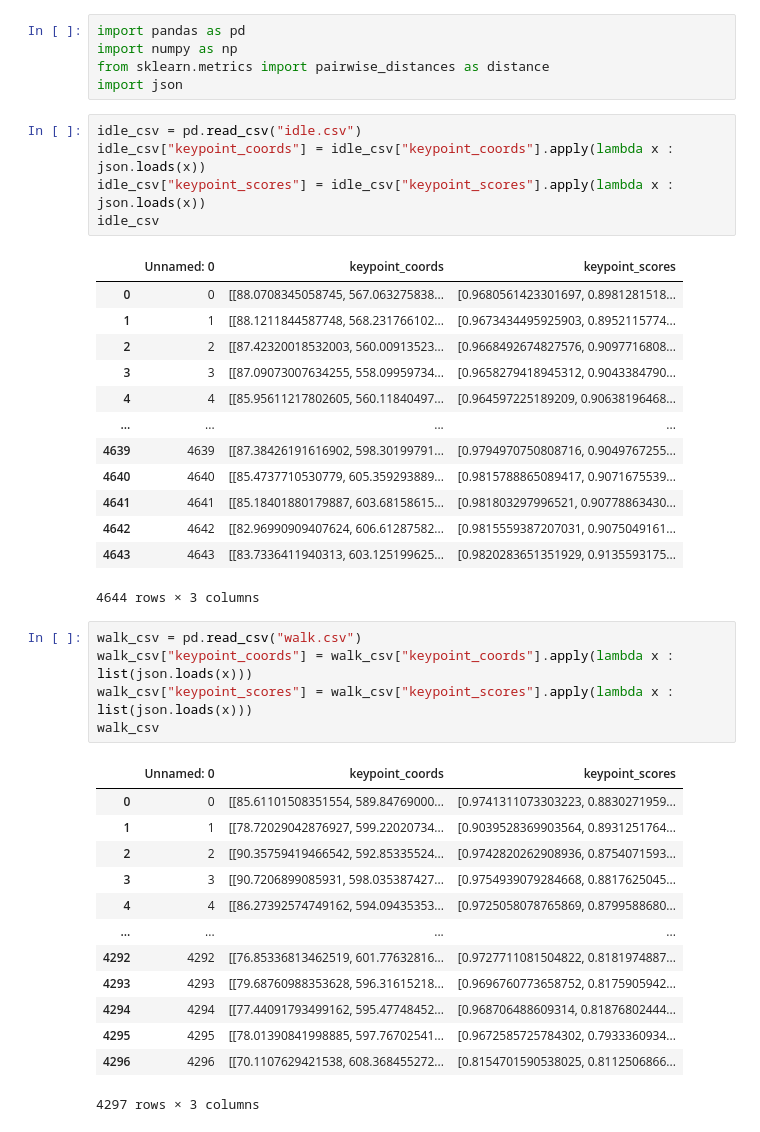
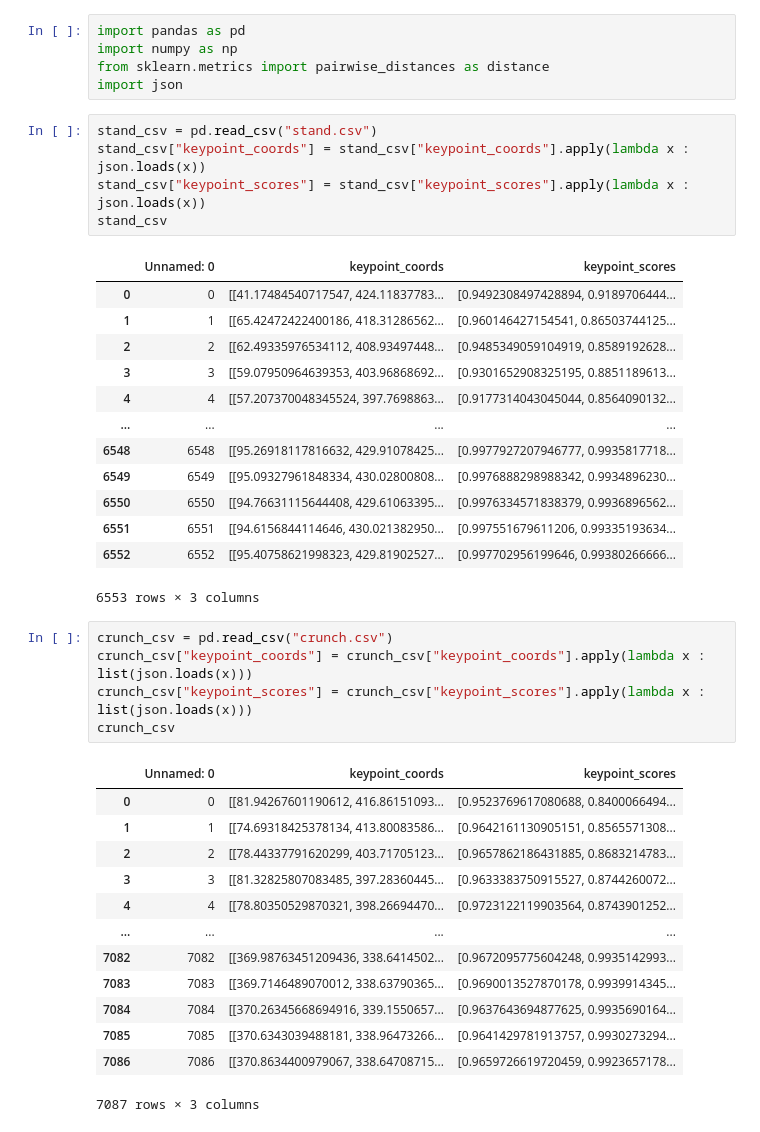
Before and after one commit to vinhphuctadang/endless-runner, a Jupyter notebook: train_posture.ipynb, the cells around one changed output. Drawn from its saved outputs; the diff is of its cells as text.

```diff
--- a/train_posture.ipynb
+++ b/train_posture.ipynb
@@ -4,40 +4,40 @@ import numpy as np
 from sklearn.metrics import pairwise_distances as distance
 import json
 # %%
-idle_csv = pd.read_csv("idle.csv")
-idle_csv["keypoint_coords"] = idle_csv["keypoint_coords"].apply(lambda x : json.loads(x))
-idle_csv["keypoint_scores"] = idle_csv["keypoint_scores"].apply(lambda x : json.loads(x))
-idle_csv
+stand_csv = pd.read_csv("stand.csv")
+stand_csv["keypoint_coords"] = stand_csv["keypoint_coords"].apply(lambda x : json.loads(x))
+stand_csv["keypoint_scores"] = stand_csv["keypoint_scores"].apply(lambda x : json.loads(x))
+stand_csv
 # %% [output]
 |  | Unnamed: 0 | keypoint_coords | keypoint_scores |
-| 0 | 0 | [[88.0708345058745, 567.063275838... | [0.9680561423301697, 0.8981281518... |
-| 1 | 1 | [[88.1211844587748, 568.231766102... | [0.9673434495925903, 0.8952115774... |
-| 2 | 2 | [[87.42320018532003, 560.00913523... | [0.9668492674827576, 0.9097716808... |
-| 3 | 3 | [[87.09073007634255, 558.09959734... | [0.9658279418945312, 0.9043384790... |
-| 4 | 4 | [[85.95611217802605, 560.11840497... | [0.964597225189209, 0.90638196468... |
+| 0 | 0 | [[41.17484540717547, 424.11837783... | [0.9492308497428894, 0.9189706444... |
+| 1 | 1 | [[65.42472422400186, 418.31286562... | [0.960146427154541, 0.86503744125... |
+| 2 | 2 | [[62.49335976534112, 408.93497448... | [0.9485349059104919, 0.8589192628... |
+| 3 | 3 | [[59.07950964639353, 403.96868692... | [0.9301652908325195, 0.8851189613... |
+| 4 | 4 | [[57.207370048345524, 397.7698863... | [0.9177314043045044, 0.8564090132... |
 | ... | ... | ... | ... |
-| 4639 | 4639 | [[87.38426191616902, 598.30199791... | [0.9794970750808716, 0.9049767255... |
-| 4640 | 4640 | [[85.4737710530779, 605.359293889... | [0.9815788865089417, 0.9071675539... |
-| 4641 | 4641 | [[85.18401880179887, 603.68158615... | [0.981803297996521, 0.90778863430... |
-| 4642 | 4642 | [[82.96990909407624, 606.61287582... | [0.9815559387207031, 0.9075049161... |
-| 4643 | 4643 | [[83.7336411940313, 603.125199625... | [0.9820283651351929, 0.9135593175... |
+| 6548 | 6548 | [[95.26918117816632, 429.91078425... | [0.9977927207946777, 0.9935817718... |
+| 6549 | 6549 | [[95.09327961848334, 430.02800808... | [0.9976888298988342, 0.9934896230... |
+| 6550 | 6550 | [[94.76631115644408, 429.61063395... | [0.9976334571838379, 0.9936896562... |
+| 6551 | 6551 | [[94.6156844114646, 430.021382950... | [0.997551679611206, 0.99335193634... |
+| 6552 | 6552 | [[95.40758621998323, 429.81902527... | [0.997702956199646, 0.99380266666... |
-4644 rows × 3 columns
+6553 rows × 3 columns
 # %%
-walk_csv = pd.read_csv("walk.csv")
-walk_csv["keypoint_coords"] = walk_csv["keypoint_coords"].apply(lambda x : list(json.loads(x)))
-walk_csv["keypoint_scores"] = walk_csv["keypoint_scores"].apply(lambda x : list(json.loads(x)))
-walk_csv
+crunch_csv = pd.read_csv("crunch.csv")
+crunch_csv["keypoint_coords"] = crunch_csv["keypoint_coords"].apply(lambda x : list(json.loads(x)))
+crunch_csv["keypoint_scores"] = crunch_csv["keypoint_scores"].apply(lambda x : list(json.loads(x)))
+crunch_csv
 # %% [output]
 |  | Unnamed: 0 | keypoint_coords | keypoint_scores |
-| 0 | 0 | [[85.61101508351554, 589.84769000... | [0.9741311073303223, 0.8830271959... |
-| 1 | 1 | [[78.72029042876927, 599.22020734... | [0.9039528369903564, 0.8931251764... |
-| 2 | 2 | [[90.35759419466542, 592.85335524... | [0.9742820262908936, 0.8754071593... |
-| 3 | 3 | [[90.7206899085931, 598.035387427... | [0.9754939079284668, 0.8817625045... |
-| 4 | 4 | [[86.27392574749162, 594.09435353... | [0.9725058078765869, 0.8799588680... |
+| 0 | 0 | [[81.94267601190612, 416.86151093... | [0.9523769617080688, 0.8400066494... |
+| 1 | 1 | [[74.69318425378134, 413.80083586... | [0.9642161130905151, 0.8565571308... |
+| 2 | 2 | [[78.44337791620299, 403.71705123... | [0.9657862186431885, 0.8683214783... |
+| 3 | 3 | [[81.32825807083485, 397.28360445... | [0.9633383750915527, 0.8744260072... |
+| 4 | 4 | [[78.80350529870321, 398.26694470... | [0.9723122119903564, 0.8743901252... |
 | ... | ... | ... | ... |
-| 4292 | 4292 | [[76.85336813462519, 601.77632816... | [0.9727711081504822, 0.8181974887... |
-| 4293 | 4293 | [[79.68760988353628, 596.31615218... | [0.9696760773658752, 0.8175905942... |
-| 4294 | 4294 | [[77.44091793499162, 595.47748452... | [0.968706488609314, 0.81876802444... |
-| 4295 | 4295 | [[78.01390841998885, 597.76702541... | [0.9672585725784302, 0.7933360934... |
-| 4296 | 4296 | [[70.1107629421538, 608.368455272... | [0.8154701590538025, 0.8112506866... |
+| 7082 | 7082 | [[369.98763451209436, 338.6414502... | [0.9672095775604248, 0.9935142993... |
+| 7083 | 7083 | [[369.7146489070012, 338.63790365... | [0.9690013527870178, 0.9939914345... |
+| 7084 | 7084 | [[370.26345668694916, 339.1550657... | [0.9637643694877625, 0.9935690164... |
+| 7085 | 7085 | [[370.6343039488181, 338.96473266... | [0.9641429781913757, 0.9930273294... |
+| 7086 | 7086 | [[370.8634400979067, 338.64708715... | [0.9659726619720459, 0.9923657178... |
-4297 rows × 3 columns
+7087 rows × 3 columns
```
Also changed, not shown: parts of 14 cells of this notebook, 2 other files.
